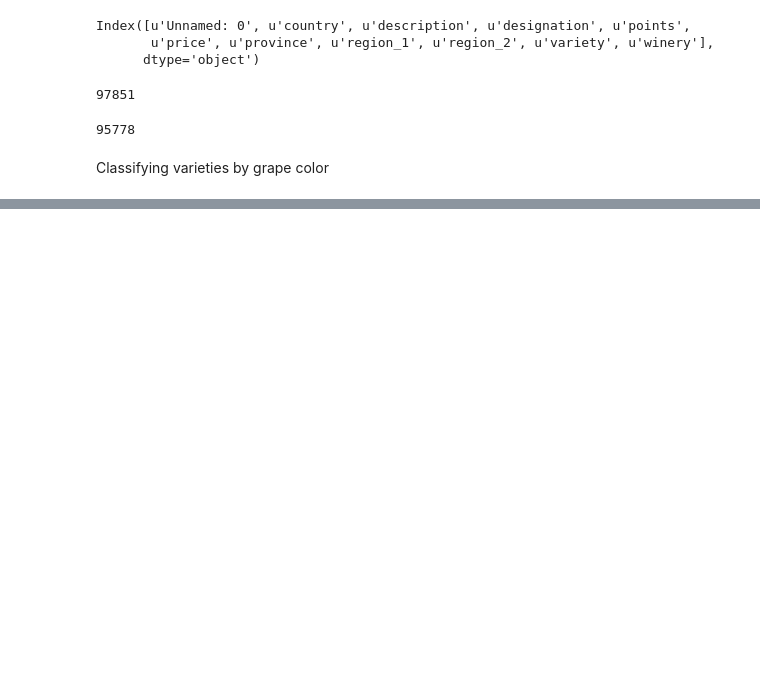
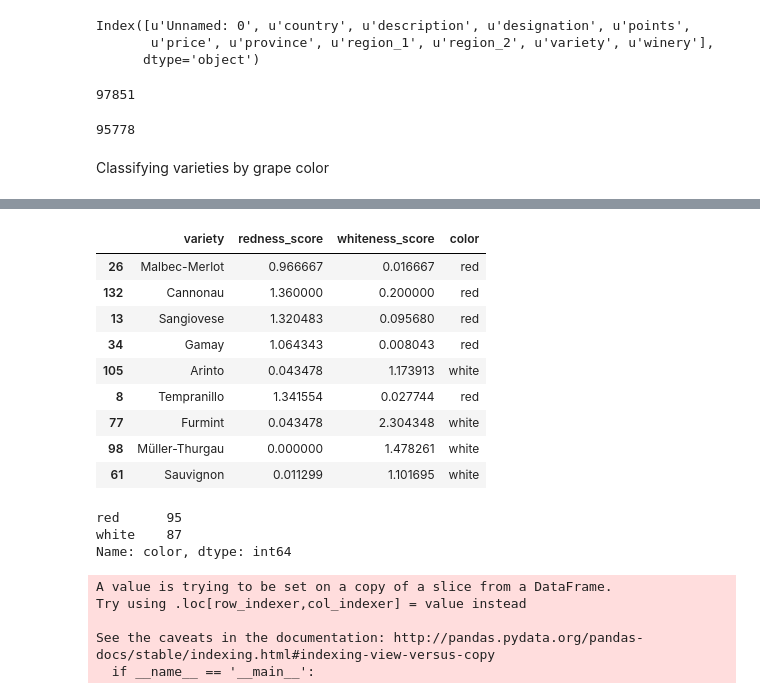
Before and after one commit to pavlafuxova/TFM, a Jupyter notebook: word_count_classifier.ipynb, the cells around one changed output, grey strips where cells are left out. Drawn from its saved outputs; the diff is of its cells as text; code cells hidden in the pictures; blank space fills up the shorter version.

Commit message:
categorizing color

```diff
--- a/word_count_classifier.ipynb
+++ b/word_count_classifier.ipynb
@@ -77,0 +115,5 @@ def redness_score(descriptions):
+# %%
+white = pd.DataFrame.from_records(white_types,columns=["variety","whiteness_score"])
+# %%
+# merging the two dataframes, we have a dataframe which, for each variety provides a redness and whiteness score
+color_classification = color_classification.merge(white,how='left',on='variety')
@@ -77,0 +129,11 @@ def redness_score(descriptions):
+# %%
+# a function that compares the redness and whiteness score for each variety,
+# and returns "red" if redness score is greater, "white" if whiteness score
+# is greater, or "inconclusive" otherwise
+def identify_color(redness,whiteness):
+    if redness > whiteness:
+        return "red"
+    if redness < whiteness:
+        return "white"
+    else:
+        return "inconclusive"
@@ -77,0 +142,21 @@ def redness_score(descriptions):
+# %%
+color_classification['color'] = np.vectorize(identify_color)(color_classification['redness_score'], color_classification['whiteness_score'])
+# %%
+color_classification.sample(9)
+# %% [output]
+|  | variety | redness_score | whiteness_score | color |
+| 26 | Malbec-Merlot | 0.966667 | 0.016667 | red |
+| 132 | Cannonau | 1.360000 | 0.200000 | red |
+| 13 | Sangiovese | 1.320483 | 0.095680 | red |
+| 34 | Gamay | 1.064343 | 0.008043 | red |
+| 105 | Arinto | 0.043478 | 1.173913 | white |
+| 8 | Tempranillo | 1.341554 | 0.027744 | red |
+| 77 | Furmint | 0.043478 | 2.304348 | white |
+| 98 | Müller-Thurgau | 0.000000 | 1.478261 | white |
+| 61 | Sauvignon | 0.011299 | 1.101695 | white |
+# %%
+color_classification.color.value_counts()
+# %% [output]
+red      95
+white    87
+Name: color, dtype: int64
@@ -77,0 +165,8 @@ def redness_score(descriptions):
+# %%
+reds["color_p"] = reds.redness_score-reds.whiteness_score
+# %% [output]
+A value is trying to be set on a copy of a slice from a DataFrame.
+Try using .loc[row_indexer,col_indexer] = value instead
+
+See the caveats in the documentation: http://pandas.pydata.org/pandas-docs/stable/indexing.html#indexing-view-versus-copy
+  if __name__ == '__main__':
```
Also changed, not shown: parts of 24 cells of this notebook.
